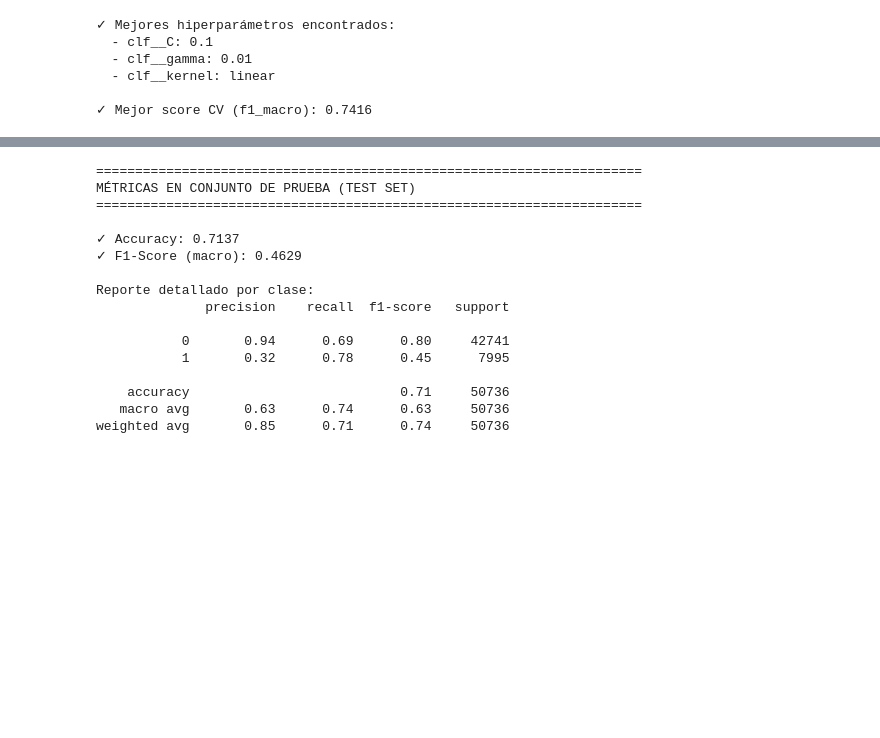
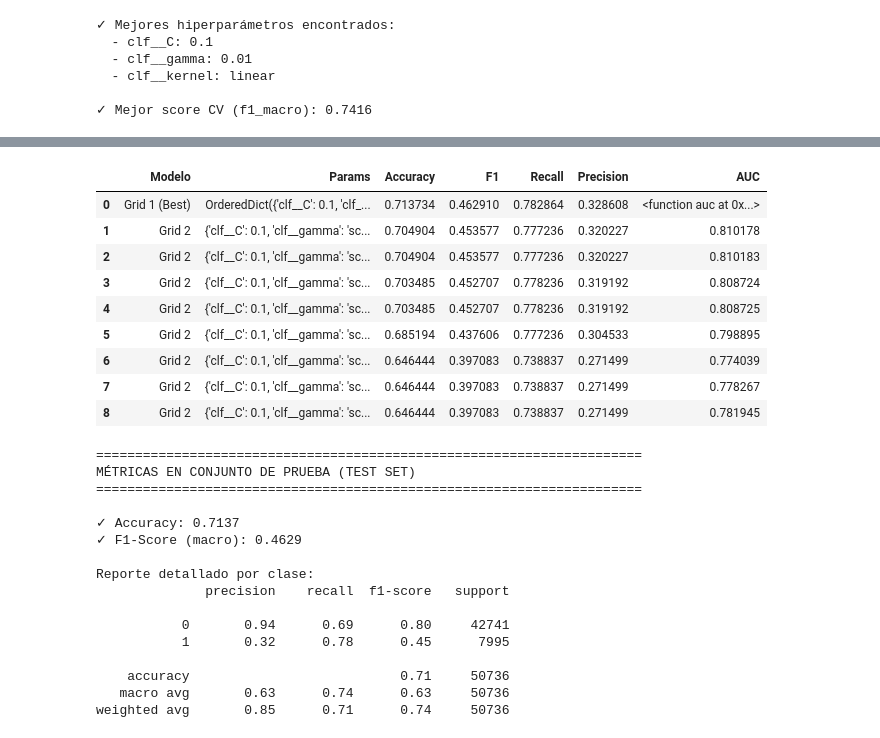
Before and after one commit to Juliahquintas/Master_Ass2_DataProcesses, a Jupyter notebook: code/svm.ipynb, the cells around one changed output, grey strips where cells are left out. Saved outputs shown, nothing was run; the diff lists cells and outputs as text; code cells hidden in the pictures; blank space fills up the shorter version.

```diff
--- a/code/svm.ipynb
+++ b/code/svm.ipynb
@@ -165,7 +165,7 @@ Una vez que tenemos el FSS añadimos los mejores parámetros al FSS para ver si
 pipe2 = Pipeline([
     ('preprocesor', preprocessor),
     ('fss', SelectKBest()), # Selección de características
-    ('clf', SVC(probability=False)) # False para entrenar más rápido (cambiar para obtener probabilidades)
+    ('clf', SVC(probability=True)) # False para entrenar más rápido (cambiar para obtener probabilidades)
 ])
 
 param_grid2 = {
@@ -276,0 +246,74 @@ display(df_final)
+# %%
+import pandas as pd
+from sklearn.base import clone
+
+# --- CONFIGURACIÓN ---
+POS_LABEL = 1  # Cambia a 1 si transformaste tus etiquetas a 0/1
+tabla_resultados = []
+
+# ==========================================
+# 1. PROCESAR MEJOR MODELO DEL GRID 1
+# ==========================================
+
+# Métricas
+res_g1 = {
+    'Modelo': 'Grid 1 (Best)',
+    'Params': str(grid.best_params_),
+    'Accuracy': acc,
+    'F1': f1,
+    'Recall': recall,
+    'Precision': precision,
+    'AUC': auc
+}
+tabla_resultados.append(res_g1)
+
+# ==========================================
+# 2. PROCESAR TODOS LOS MODELOS DEL GRID 2
+# ==========================================
+print(f"Evaluando {len(grid2.cv_results_['params'])} modelos del Grid 2 en el Test Set...")
+
+# Iteramos sobre cada combinación de parámetros probada en Grid 2
+for params in grid2.cv_results_['params']:
+
+    # 1. Clonamos el pipeline original limpio
+    model_temp = clone(grid2.estimator)
+
+    # 2. Le asignamos los parámetros de esta iteración
+    model_temp.set_params(**params)
+
+    # 3. Entrenamos (necesario para evaluar en Test)
+    model_temp.fit(X_train, y_train)
+
+    # 4. Predecimos
+    preds = model_temp.predict(X_test)
+    probs = model_temp.predict_proba(X_test)[:, 1] # Ahora sí funciona porque probability=True
+
+    # 5. Calculamos métricas
+    fpr, tpr, _ = roc_curve(y_test, probs, pos_label=POS_LABEL)
+
+    res = {
+        'Modelo': 'Grid 2',
+        'Params': str(params),
+        'Accuracy': accuracy_score(y_test, preds),
+        'F1': f1_score(y_test, preds, pos_label=POS_LABEL),
+        'Recall': recall_score(y_test, preds, pos_label=POS_LABEL),
+        'Precision': precision_score(y_test, preds, pos_label=POS_LABEL),
+        'AUC': auc(fpr, tpr)
+    }
+    tabla_resultados.append(res)
+
+# ==========================================
+# 3. CREAR TABLA FINAL Y ORDENAR
+# ==========================================
+df_final = pd.DataFrame(tabla_resultados)
+
+# Separamos Grid 1 del resto para ordenar solo Grid 2
+df_g1 = df_final[df_final['Modelo'] == 'Grid 1 (Best)']
+df_g2 = df_final[df_final['Modelo'] == 'Grid 2'].sort_values(by='F1', ascending=False)
+
+# Concatenamos: Primero el G1, luego el ranking de G2
+df_display = pd.concat([df_g1, df_g2], ignore_index=True)
+
+# Mostramos
+display(df_display)
+# %% [output]
@@ -277,3 +321,13 @@ display(df_final)
+|  | Modelo | Params | Accuracy | F1 | Recall | Precision | AUC |
+| 0 | Grid 1 (Best) | OrderedDict({'clf__C': 0.1, 'clf_... | 0.713734 | 0.462910 | 0.782864 | 0.328608 | <function auc at 0x...> |
+| 1 | Grid 2 | {'clf__C': 0.1, 'clf__gamma': 'sc... | 0.704904 | 0.453577 | 0.777236 | 0.320227 | 0.810178 |
+| 2 | Grid 2 | {'clf__C': 0.1, 'clf__gamma': 'sc... | 0.704904 | 0.453577 | 0.777236 | 0.320227 | 0.810183 |
+| 3 | Grid 2 | {'clf__C': 0.1, 'clf__gamma': 'sc... | 0.703485 | 0.452707 | 0.778236 | 0.319192 | 0.808724 |
+| 4 | Grid 2 | {'clf__C': 0.1, 'clf__gamma': 'sc... | 0.703485 | 0.452707 | 0.778236 | 0.319192 | 0.808725 |
+| 5 | Grid 2 | {'clf__C': 0.1, 'clf__gamma': 'sc... | 0.685194 | 0.437606 | 0.777236 | 0.304533 | 0.798895 |
+| 6 | Grid 2 | {'clf__C': 0.1, 'clf__gamma': 'sc... | 0.646444 | 0.397083 | 0.738837 | 0.271499 | 0.774039 |
+| 7 | Grid 2 | {'clf__C': 0.1, 'clf__gamma': 'sc... | 0.646444 | 0.397083 | 0.738837 | 0.271499 | 0.778267 |
+| 8 | Grid 2 | {'clf__C': 0.1, 'clf__gamma': 'sc... | 0.646444 | 0.397083 | 0.738837 | 0.271499 | 0.781945 |
 # %%
 print("\n" + "=" * 70)
 print("MÉTRICAS EN CONJUNTO DE PRUEBA (TEST SET)")
```
Also changed, not shown: parts of 5 cells of this notebook.
